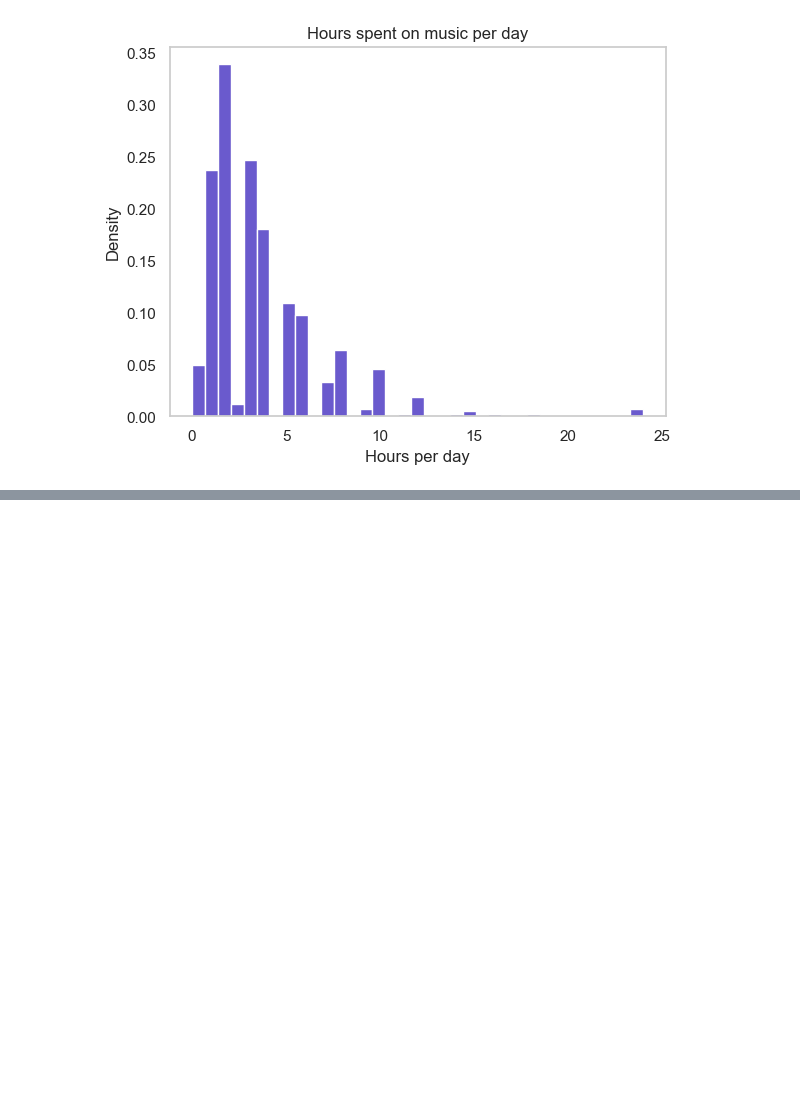
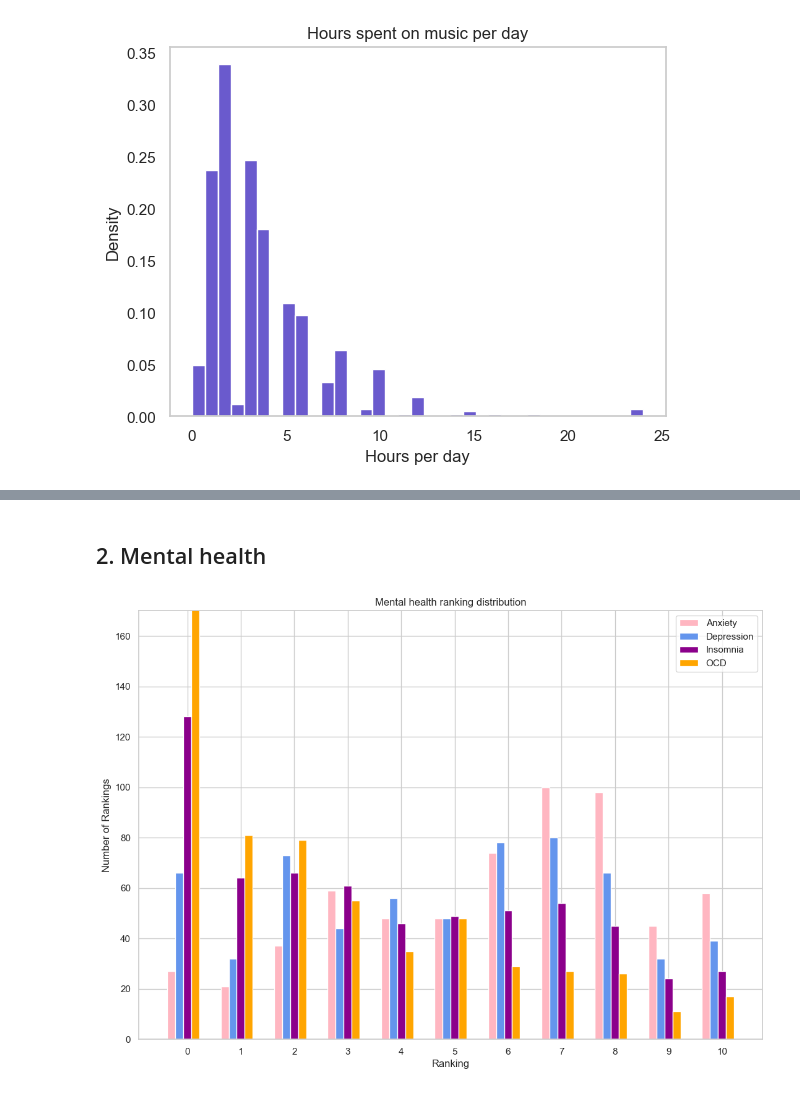
Before and after one commit to MSD-0007/Data-Visualization-4thSem, a Jupyter notebook: EDA_Project.ipynb, the cells around one changed output, grey strips where cells are left out. Saved outputs shown, nothing was run; the diff lists cells and outputs as text; code cells hidden in the pictures; blank space fills up the shorter version.

```diff
--- a/EDA_Project.ipynb
+++ b/EDA_Project.ipynb
@@ -158,0 +164,37 @@ TypeError: Cannot perform reduction 'median' with string dtype
+# %% [markdown]
+## 2. Mental health
+# %%
+m_all = ["Anxiety", "Depression", "Insomnia", "OCD"]
+
+mental_df = df[m_all]
+mental_df.round(0).astype(int)
+
+disorder_count = []
+for disorder in m_all:
+    x=0
+    while x !=11:
+        count =  (mental_df[disorder].values == x).sum()
+        disorder_count.append(count)
+        x +=1
+
+labels = ['0','1', '2', '3', '4', '5', '6', '7', '8', '9', '10']
+x = np.arange(len(labels))
+width = 0.15
+
+fig, ax = plt.subplots(figsize=(13, 9))
+
+b1 = ax.bar(x-2*width, disorder_count[0:11], width, label="Anxiety", color = 'lightpink')
+b2 = ax.bar(x-width, disorder_count[11:22], width, label="Depression", color = 'cornflowerblue')
+b3 = ax.bar(x, disorder_count[22:33], width, label="Insomnia", color = 'darkmagenta')
+b4 = ax.bar(x+width, disorder_count[33:], width, label="OCD", color = 'orange')
+
+ax.set_ylim([0, 170])
+ax.set_ylabel('Number of Rankings')
+ax.set_xlabel('Ranking')
+ax.set_title('Mental health ranking distribution')
+ax.set_xticks(x, labels)
+ax.legend()
+
+plt.show()
+# %% [output]
+[figure, added]
```
Also changed, not shown: parts of 9 cells of this notebook.
